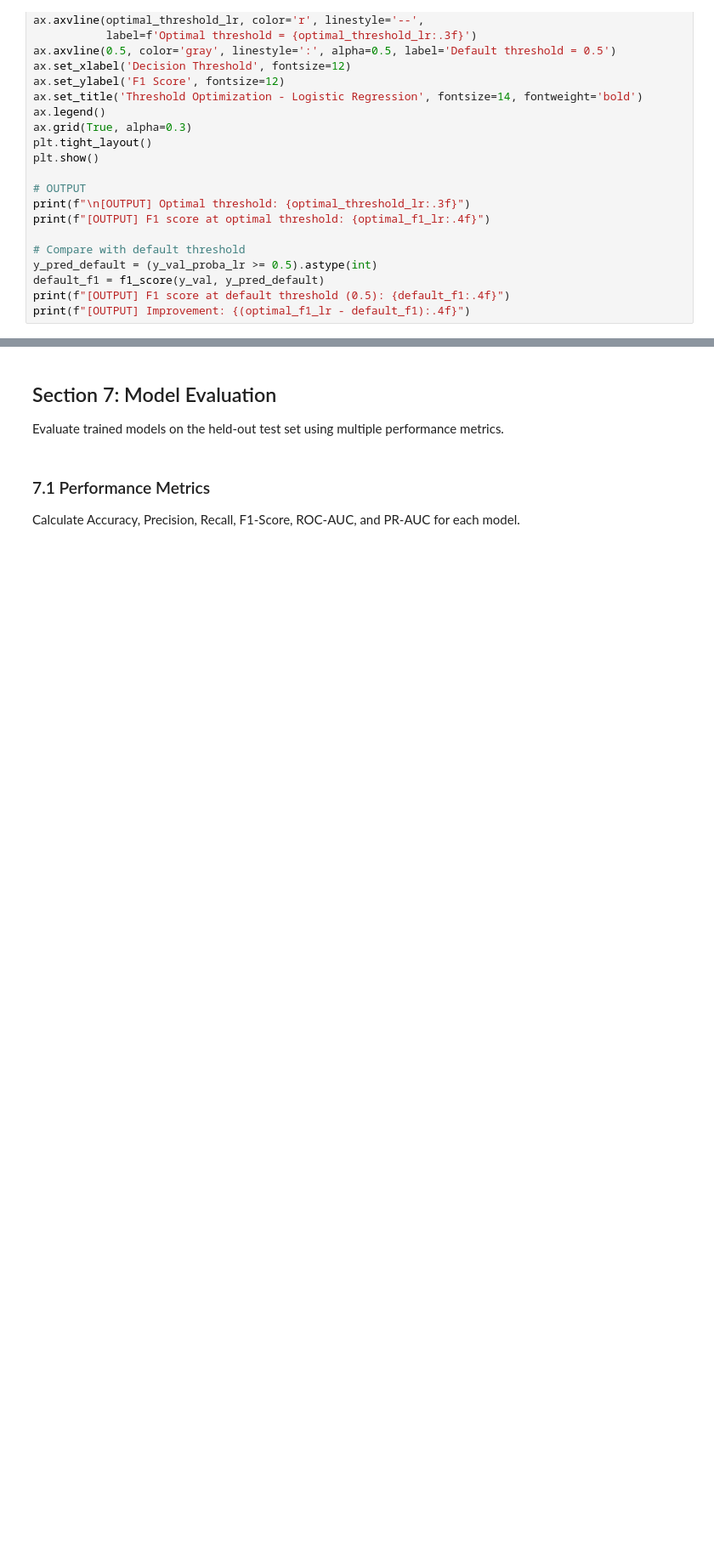
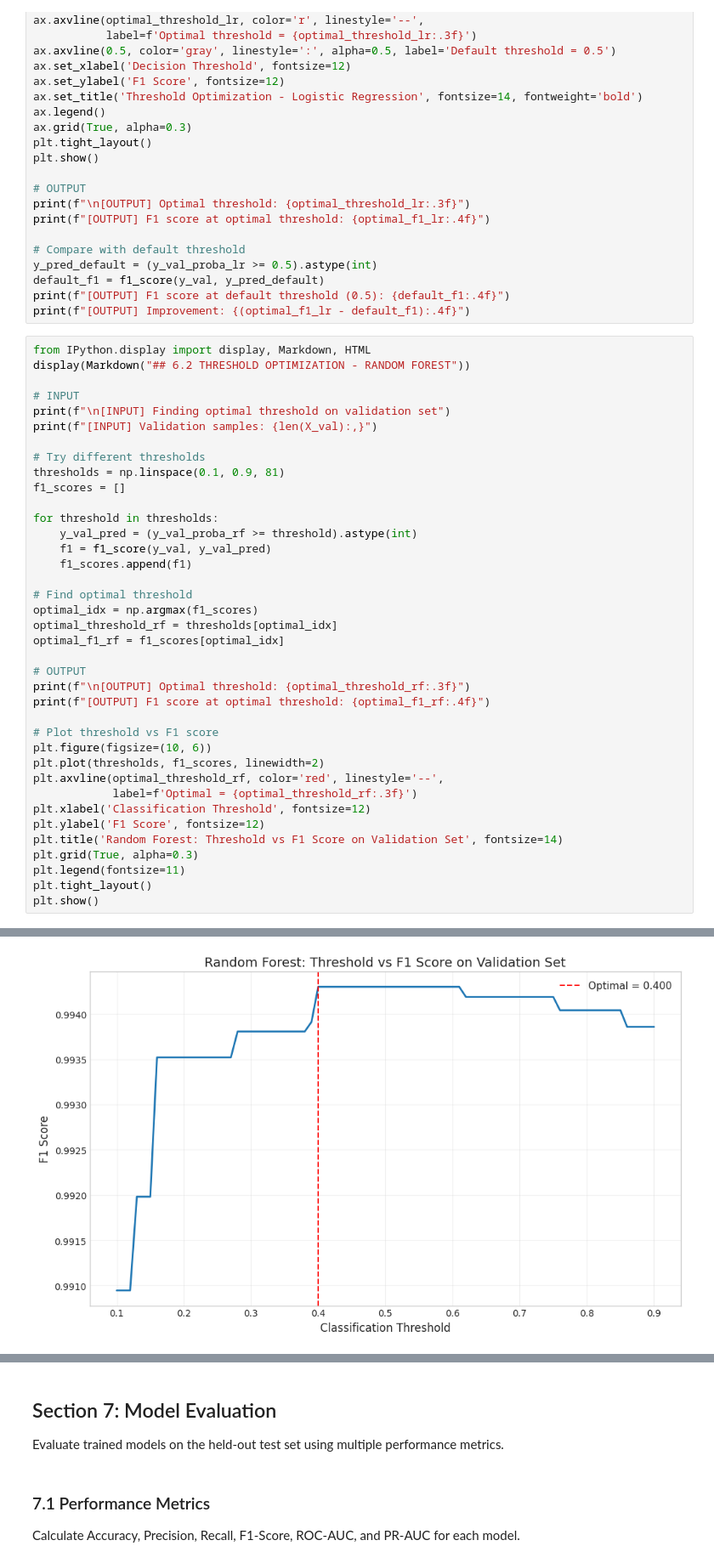
Before and after one commit to apuya/Course-Project-Malicious-URL-Detection, a Jupyter notebook: Detecting Malicious URLs with Lexical Features.ipynb, the cells around one changed output, grey strips where cells are left out. Shown at 85% size. Saved outputs shown, nothing was run; the diff lists cells and outputs as text; blank space fills up the shorter version.

Commit message:
Add all random forest and model selection sections

```diff
--- a/Detecting Malicious URLs with Lexical Features.ipynb
+++ b/Detecting Malicious URLs with Lexical Features.ipynb
@@ -1356,3 +1491,42 @@ y_pred_default = (y_val_proba_lr >= 0.5).astype(int)
 default_f1 = f1_score(y_val, y_pred_default)
 print(f"[OUTPUT] F1 score at default threshold (0.5): {default_f1:.4f}")
 print(f"[OUTPUT] Improvement: {(optimal_f1_lr - default_f1):.4f}")
+# %%
+from IPython.display import display, Markdown, HTML
+display(Markdown("## 6.2 THRESHOLD OPTIMIZATION - RANDOM FOREST"))
+
+# INPUT
+print(f"\n[INPUT] Finding optimal threshold on validation set")
+print(f"[INPUT] Validation samples: {len(X_val):,}")
+
+# Try different thresholds
+thresholds = np.linspace(0.1, 0.9, 81)
+f1_scores = []
+
+for threshold in thresholds:
+    y_val_pred = (y_val_proba_rf >= threshold).astype(int)
+    f1 = f1_score(y_val, y_val_pred)
+    f1_scores.append(f1)
+
+# Find optimal threshold
+optimal_idx = np.argmax(f1_scores)
+optimal_threshold_rf = thresholds[optimal_idx]
+optimal_f1_rf = f1_scores[optimal_idx]
+
+# OUTPUT
+print(f"\n[OUTPUT] Optimal threshold: {optimal_threshold_rf:.3f}")
+print(f"[OUTPUT] F1 score at optimal threshold: {optimal_f1_rf:.4f}")
+
+# Plot threshold vs F1 score
+plt.figure(figsize=(10, 6))
+plt.plot(thresholds, f1_scores, linewidth=2)
+plt.axvline(optimal_threshold_rf, color='red', linestyle='--',
+            label=f'Optimal = {optimal_threshold_rf:.3f}')
+plt.xlabel('Classification Threshold', fontsize=12)
+plt.ylabel('F1 Score', fontsize=12)
+plt.title('Random Forest: Threshold vs F1 Score on Validation Set', fontsize=14)
+plt.grid(True, alpha=0.3)
+plt.legend(fontsize=11)
+plt.tight_layout()
+plt.show()
+# %% [output]
@@ -1358,0 +1539 @@ print(f"[OUTPUT] Improvement: {(optimal_f1_lr - default_f1):.4f}")
+[figure, added]
```
Also changed, not shown: parts of 16 cells of this notebook.
